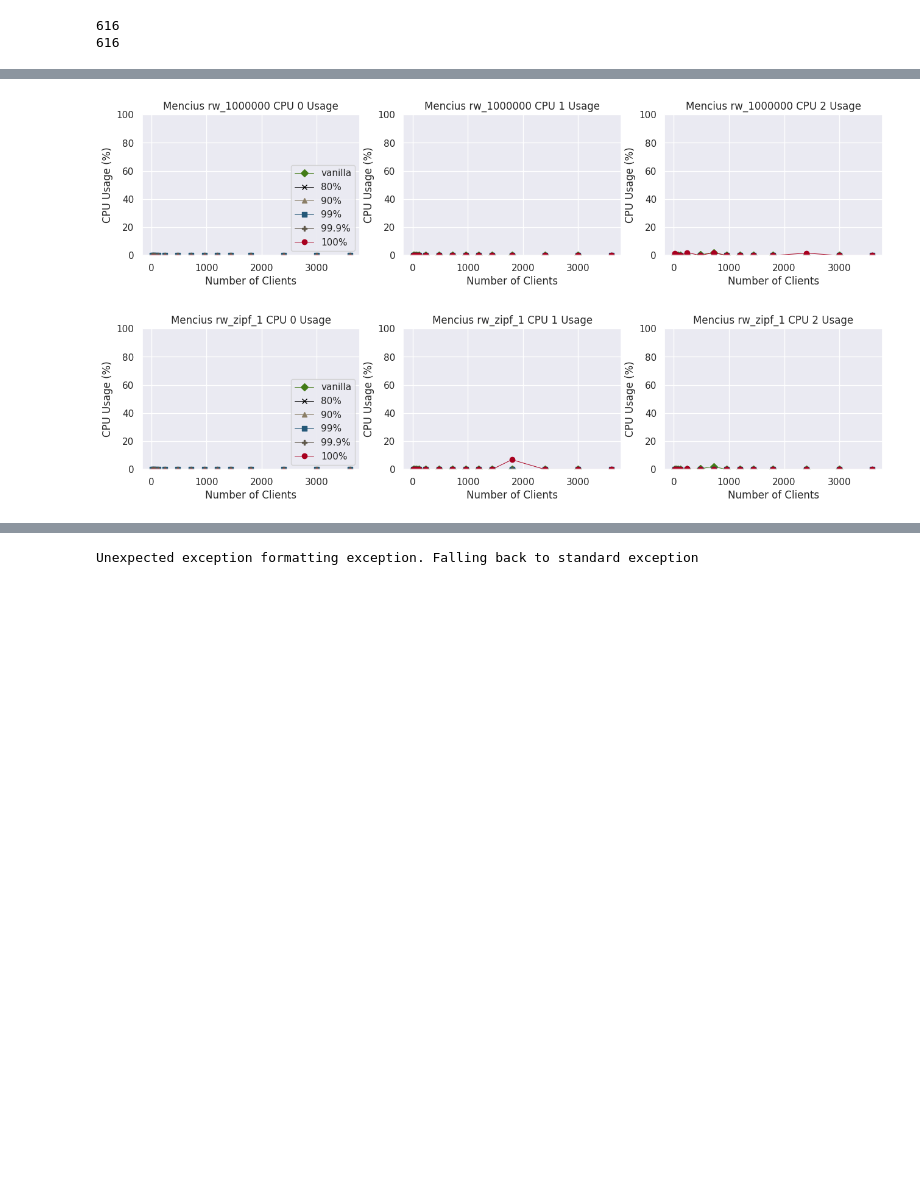
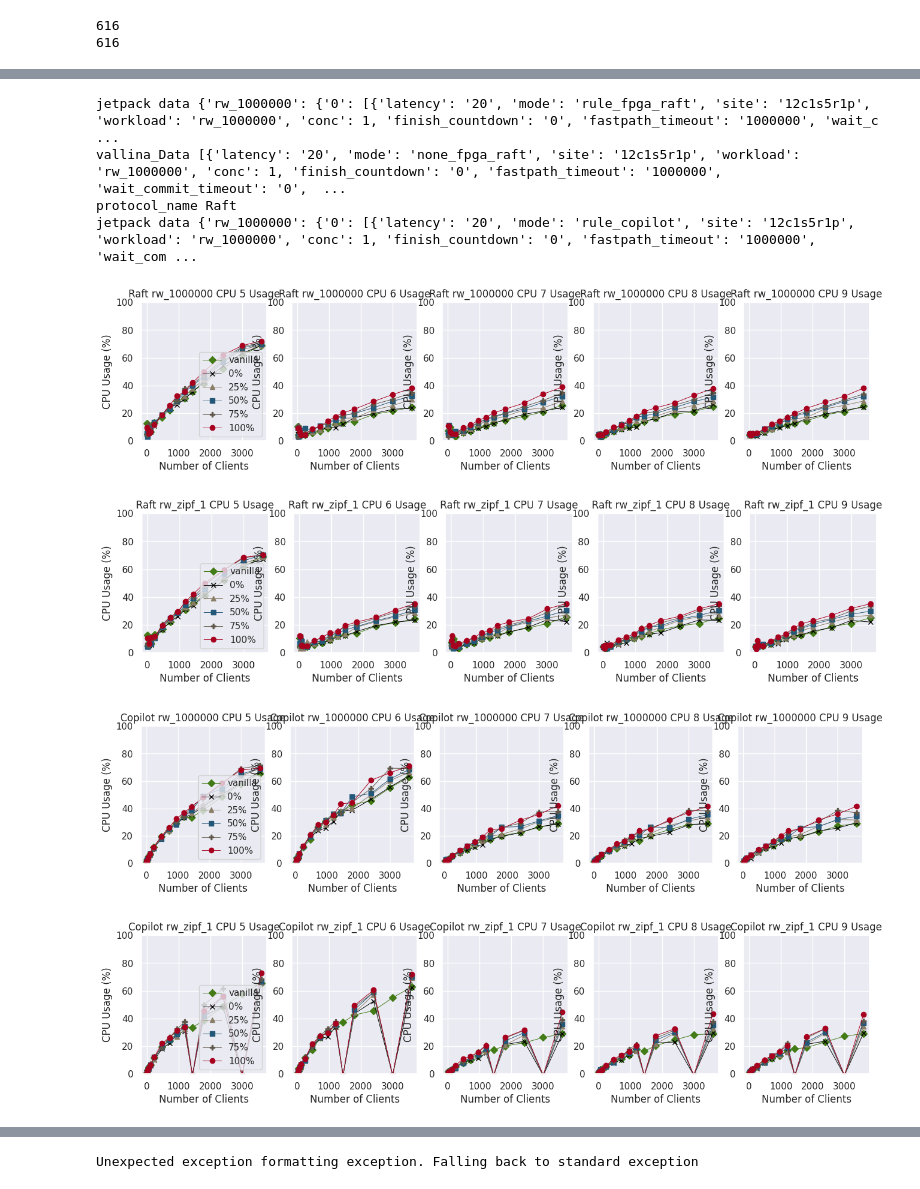
Before and after one commit to angad-singh97/luigi-db, a Jupyter notebook: curp_scripts/evaluation.ipynb, the cells around one changed output, grey strips where cells are left out. Saved outputs shown, nothing was run; the diff lists cells and outputs as text; code cells hidden in the pictures; blank space fills up the shorter version.

Commit message:
[modify]evaluation.py for cpu usage

```diff
--- a/curp_scripts/evaluation.ipynb
+++ b/curp_scripts/evaluation.ipynb
@@ -7,7 +7,7 @@ import numpy as np
 import seaborn as sns
 sns.set_theme(style="darkgrid")
 # %%
-exptime = "openloop"
+exptime = "2024-08-04-openloop_tc"
 current_dir = os.getcwd()
 parent_dir = os.path.abspath(os.path.join(current_dir, os.pardir))
 directory_path = os.path.join(parent_dir, "results", exptime)
@@ -206,8 +242,8 @@ sites = ["12c1s5r1p"]
 # workloads = ["rw_1", "rw_1000"]
 # workloads = ["rw_1000000", "rw_zipf_0", "rw_zipf_0.1", "rw_zipf_0.2", "rw_zipf_0.4", "rw_zipf_0.6", "rw_zipf_0.8", "rw_zipf_1"]
 workloads = ["rw_1000000", "rw_zipf_1"]
-# pcts = ["0", "25", "50", "75", "100", "adaptive"]
-pcts = ["80", "90", "99", "99.9", "100"]
+pcts = ["0", "25", "50", "75", "100"]
+# pcts = ["80", "90", "99", "99.9", "100"]
 print(pcts)
 
 
@@ -319,15 +355,19 @@ def draw_throughput(axes, data, data_vanilla, modes, l_info, title, ratio = Fals
 
     l_vanilla = [0 for _ in conc]
     l = [[0 for _ in conc] for __ in range(len(modes))]
-
+    print("vanilla",l_vanilla)
     for e in data_vanilla:
         if e["conc"] in conc:
             l_vanilla[conc_2_id[e["conc"]]] = e["mid_throughput"]
+            if l_vanilla[conc_2_id[e["conc"]]] is None:
+                print("e",e)
+                print("l_vanilla", l_vanilla)
+                print("conc_2_id[e[\"conc\"]]",conc_2_id[e["conc"]])
     for i, mode in enumerate(modes):
         for e in data[mode]:
             if e["conc"] in conc:
                 l[i][conc_2_id[e["conc"]]] = e["mid_throughput"] if e["mid_throughput"] != None else 0
-
+    print("vanilla",l_vanilla)
     if ratio:
         for i in range(len(modes)):
             for j in range(len(conc)):
@@ -721,38 +750,50 @@ def draw_cpu_usage(axes, ylabel, data_pct, data_vanilla, title, ylabel_name, l_i
                 l[i+1][conc_2_id[e["conc"]]] = e[ylabel]
 
     for i in range(len(l)):
         axes.plot(client, l[i], label=l_info[i][0], color=l_info[i][1], marker=l_info[i][2], lw=line_width)
 
     axes.set_title(title)
     axes.set_xlabel('Number of Clients')
     axes.set_ylim(0, 100)
     axes.set_ylabel(ylabel_name)
 
     global legend_draw
     if not legend_draw:
         axes.legend(loc='lower right')
         legend_draw = True
 
 protocols = [
-    # (raft_jetpack[workload], raft_vanilla, "Raft"),
-    # (copilot_jetpack[workload], copilot_vanilla, "Copilot"),
+    (raft_jetpack[sites[0]], raft_vanilla[sites[0]], "Raft"),
+    (copilot_jetpack[sites[0]], copilot_vanilla[sites[0]], "Copilot"),
     (mencius_jetpack[sites[0]], mencius_vanilla[sites[0]], "Mencius"),
+    (mongodb_jetpack[sites[0]], mongodb_vanilla[sites[0]], "MongoDB")
 ]
 
 for jetpack_data, vanilla_data, protocol_name in protocols:
+    print("jetpack data", jetpack_data)
+    print("vallina_Data", vanilla_data)
+    print("protocol_name", protocol_name)
     for workload in workloads:
         global legend_draw
         legend_draw = False
 
-        fig, axes = plt.subplots(nrows=1, ncols=3, figsize=(13.5, 3))
+        fig, axes = plt.subplots(nrows=1, ncols=5, figsize=(13.5, 3))
 
-        draw_cpu_usage(axes[0], "cpu0_medium", jetpack_data[workload], vanilla_data, protocol_name + ' ' + workload + ' CPU 0 Usage', 'CPU Usage (%)', pct_line_infos)
-        draw_cpu_usage(axes[1], "cpu1_medium", jetpack_data[workload], vanilla_data, protocol_name + ' ' + workload + ' CPU 1 Usage', 'CPU Usage (%)', pct_line_infos)
-        draw_cpu_usage(axes[2], "cpu2_medium", jetpack_data[workload], vanilla_data, protocol_name + ' ' + workload + ' CPU 2 Usage', 'CPU Usage (%)', pct_line_infos)
+        draw_cpu_usage(axes[0], "cpu5_medium", jetpack_data[workload], vanilla_data, protocol_name + ' ' + workload + ' CPU 5 Usage', 'CPU Usage (%)', pct_line_infos)
+        draw_cpu_usage(axes[1], "cpu6_medium", jetpack_data[workload], vanilla_data, protocol_name + ' ' + workload + ' CPU 6 Usage', 'CPU Usage (%)', pct_line_infos)
+        draw_cpu_usage(axes[2], "cpu7_medium", jetpack_data[workload], vanilla_data, protocol_name + ' ' + workload + ' CPU 7 Usage', 'CPU Usage (%)', pct_line_infos)
+        draw_cpu_usage(axes[3], "cpu8_medium", jetpack_data[workload], vanilla_data, protocol_name + ' ' + workload + ' CPU 8 Usage', 'CPU Usage (%)', pct_line_infos)
+        draw_cpu_usage(axes[4], "cpu9_medium", jetpack_data[workload], vanilla_data, protocol_name + ' ' + workload + ' CPU 9 Usage', 'CPU Usage (%)', pct_line_infos)
 
         fig.subplots_adjust(left=0)
         fig.savefig("cpu_usage_pct_" + protocol_name + "_" + workload + ".pdf", bbox_inches="tight")
         fig.show()
 # %% [output]
+jetpack data {'rw_1000000': {'0': [{'latency': '20', 'mode': 'rule_fpga_raft', 'site': '12c1s5r1p', 'workload': 'rw_1000000', 'conc': 1, 'finish_countdown': '0', 'fastpath_timeout': '1000000', 'wait_c ...
+vallina_Data [{'latency': '20', 'mode': 'none_fpga_raft', 'site': '12c1s5r1p', 'workload': 'rw_1000000', 'conc': 1, 'finish_countdown': '0', 'fastpath_timeout': '1000000', 'wait_commit_timeout': '0',  ...
+protocol_name Raft
+jetpack data {'rw_1000000': {'0': [{'latency': '20', 'mode': 'rule_copilot', 'site': '12c1s5r1p', 'workload': 'rw_1000000', 'conc': 1, 'finish_countdown': '0', 'fastpath_timeout': '1000000', 'wait_com ...
-[figure, old version]
+[figure, new version]
-[figure, old version]
+[figure, new version]
+[figure, added]
+[figure, added]
```
Also changed, not shown: parts of 14 cells of this notebook, 1 other file.
